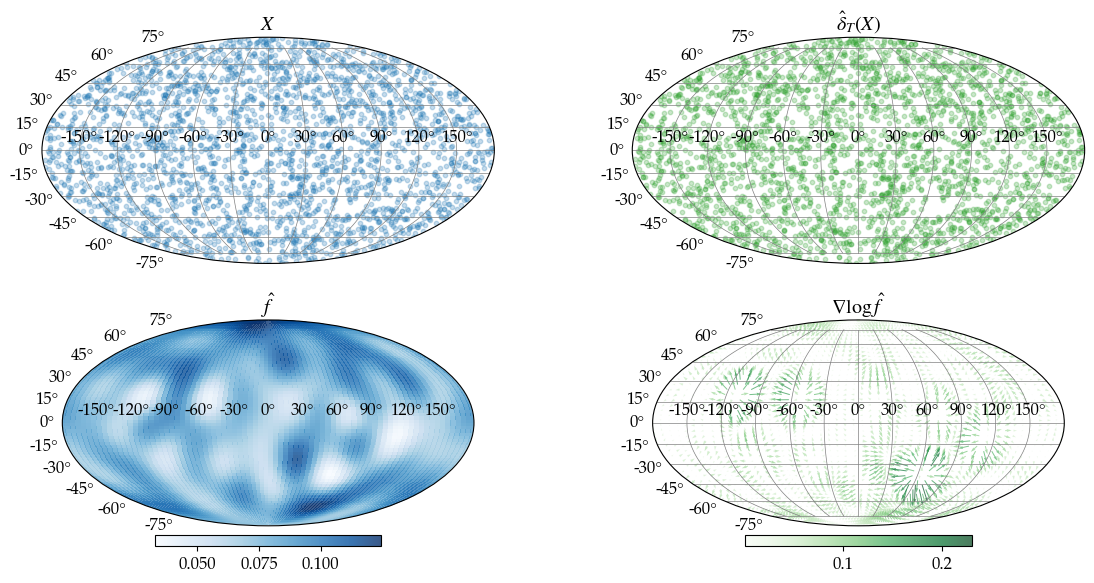
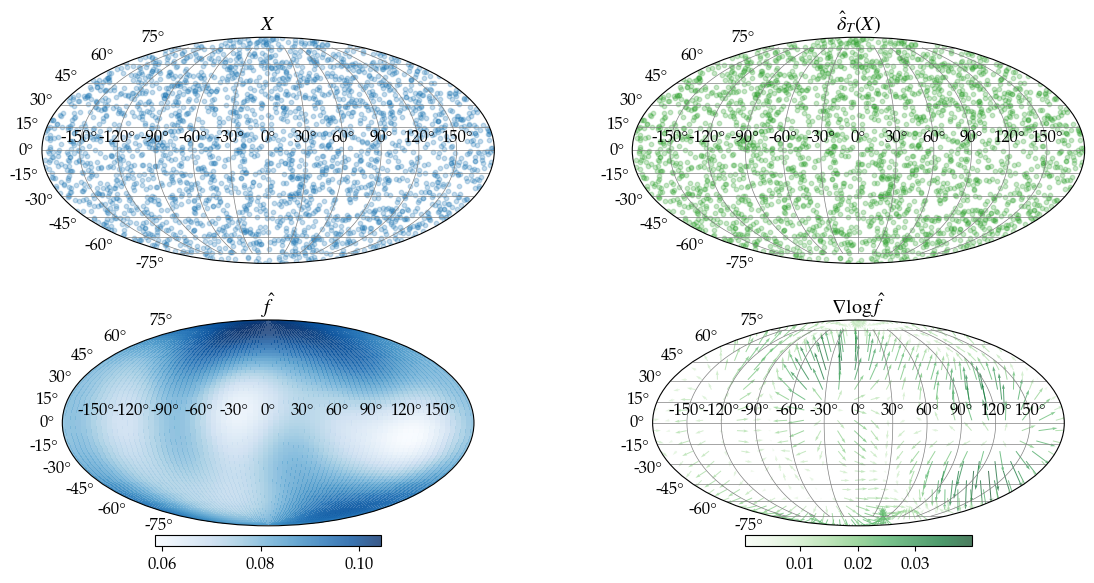
The change to this notebook cell's code, shown as a diff; its figure went from the first image to the second:
--- before
+++ after
@@ -22,5 +22,5 @@
 fig.colorbar(im_f, ax=axs[1,0], orientation='horizontal', fraction=0.05, pad=0.04)
 # Plot score --------------------------------------------------
-S2plot_quiver(fig, {'X' : X, 'M' : M}, rho, 'score', axs[1,1], skip = 1, grid_resolution = 50, scale = 5)
+S2plot_quiver(fig, {'X' : X, 'M' : M}, rho, 'score', axs[1,1], skip = 2, grid_resolution = 50, scale = .5)
 axs[1,1].set_title(r'$\nabla \log \hat f$')
 plt.tight_layout()

Commit: oracle MC fix